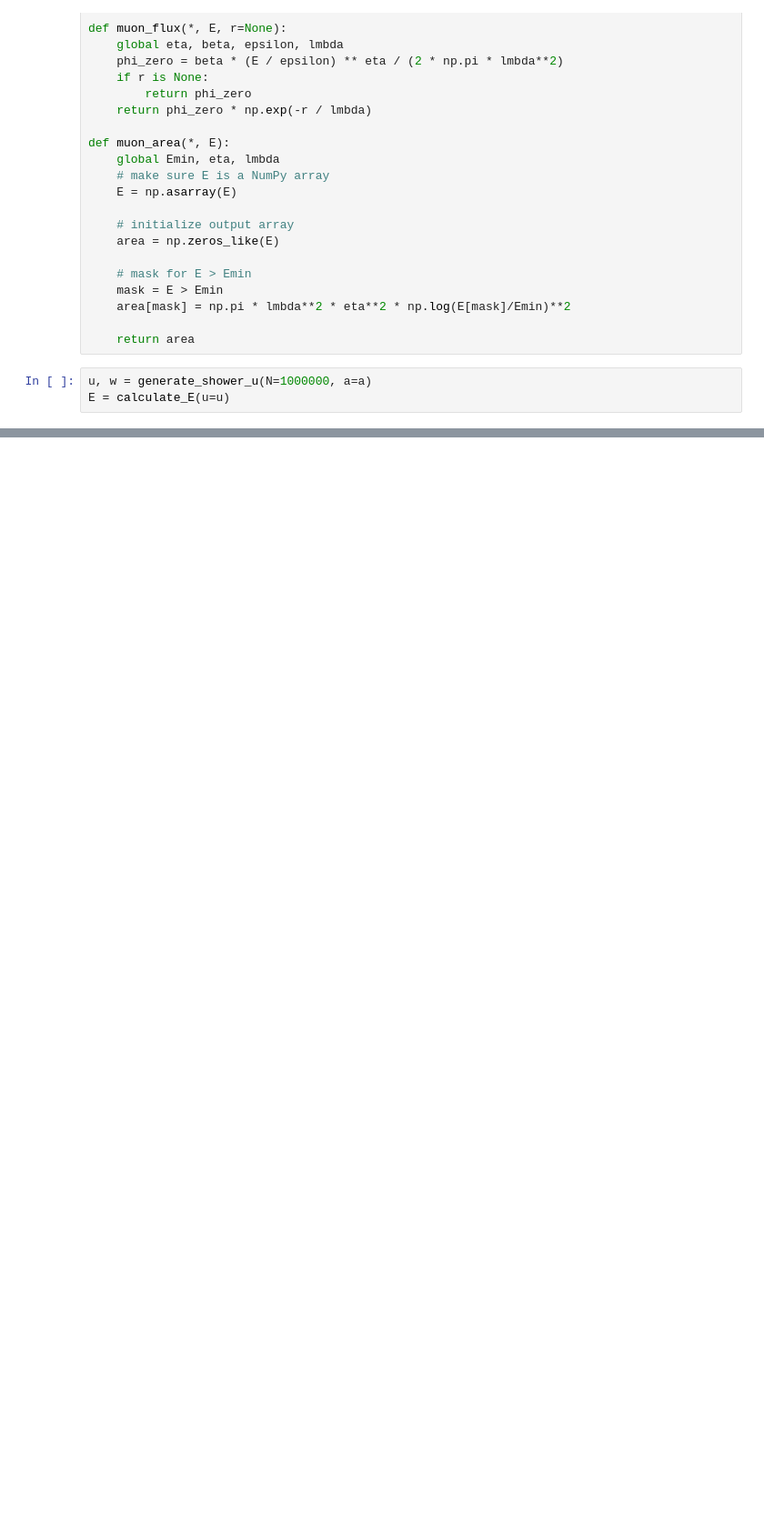
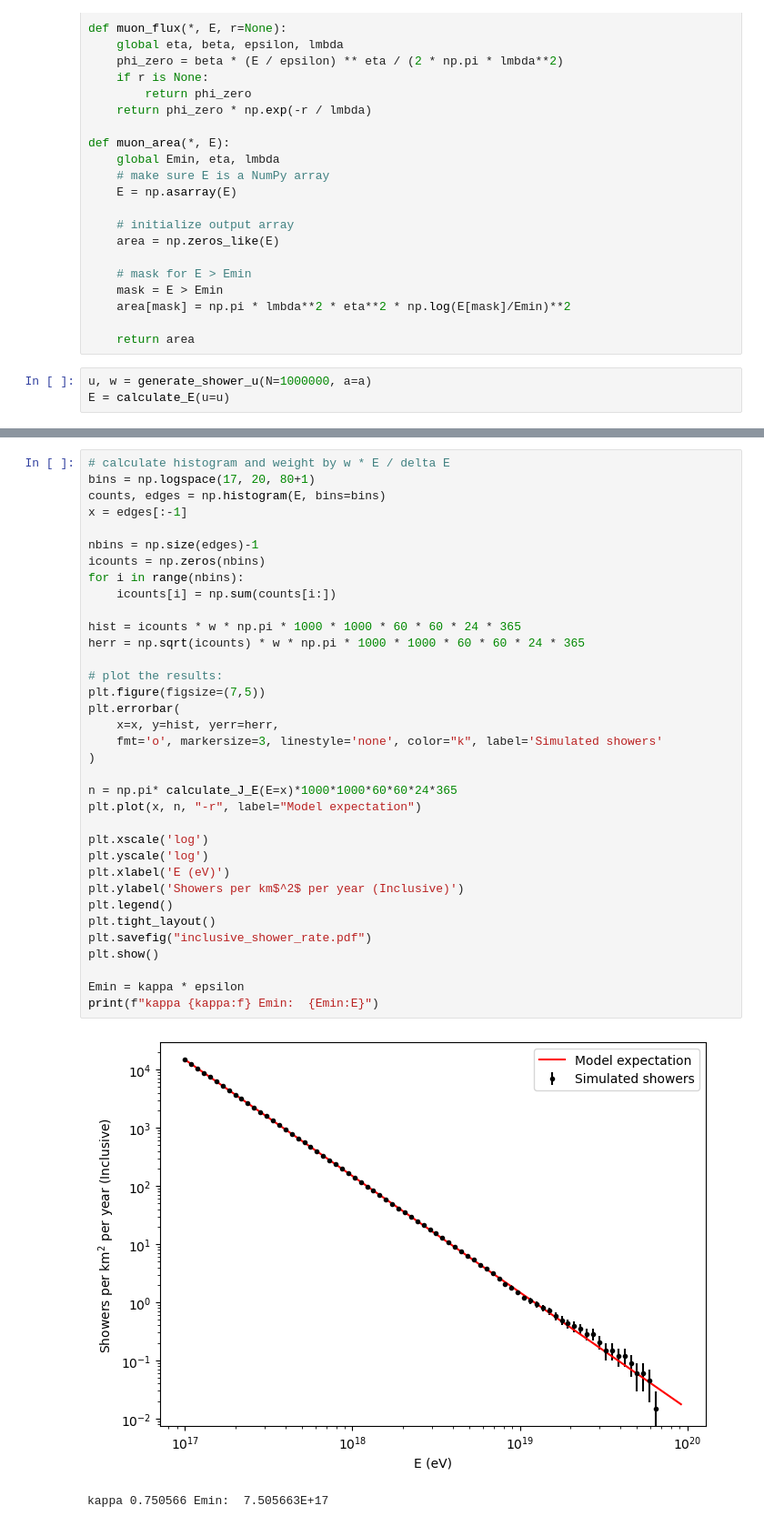
Before and after one commit to mulhearn/eas_tagger, a Jupyter notebook: notebooks/detectable_rate.ipynb, the cells around one changed output, grey strips where cells are left out. Shown at 91% size. Cells and saved outputs as stored; diff of their text form; blank space fills up the shorter version.

```diff
--- a/notebooks/detectable_rate.ipynb
+++ b/notebooks/detectable_rate.ipynb
@@ -116,3 +116,41 @@ kappa 0.750566 Emin:  7.505663E+17
+# %%
+# calculate histogram and weight by w * E / delta E
+bins = np.logspace(17, 20, 80+1)
+counts, edges = np.histogram(E, bins=bins)
+x = edges[:-1]
+
+nbins = np.size(edges)-1
+icounts = np.zeros(nbins)
+for i in range(nbins):
+    icounts[i] = np.sum(counts[i:])
+
+hist = icounts * w * np.pi * 1000 * 1000 * 60 * 60 * 24 * 365
+herr = np.sqrt(icounts) * w * np.pi * 1000 * 1000 * 60 * 60 * 24 * 365
+
+# plot the results:
+plt.figure(figsize=(7,5))
+plt.errorbar(
+    x=x, y=hist, yerr=herr,
+    fmt='o', markersize=3, linestyle='none', color="k", label='Simulated showers'
+)
+
+n = np.pi* calculate_J_E(E=x)*1000*1000*60*60*24*365
+plt.plot(x, n, "-r", label="Model expectation")
+
+plt.xscale('log')
+plt.yscale('log')
+plt.xlabel('E (eV)')
+plt.ylabel('Showers per km$^2$ per year (Inclusive)')
+plt.legend()
+plt.tight_layout()
+plt.savefig("inclusive_shower_rate.pdf")
+plt.show()
+
+Emin = kappa * epsilon
+print(f"kappa {kappa:f} Emin:  {Emin:E}")
+# %% [output]
+[figure, added]
+kappa 0.750566 Emin:  7.505663E+17
 # %%
 Ef = np.logspace(14, 20, 10)
 print("Ef:  ", Ef)
```
Also changed, not shown: parts of 11 cells of this notebook.
